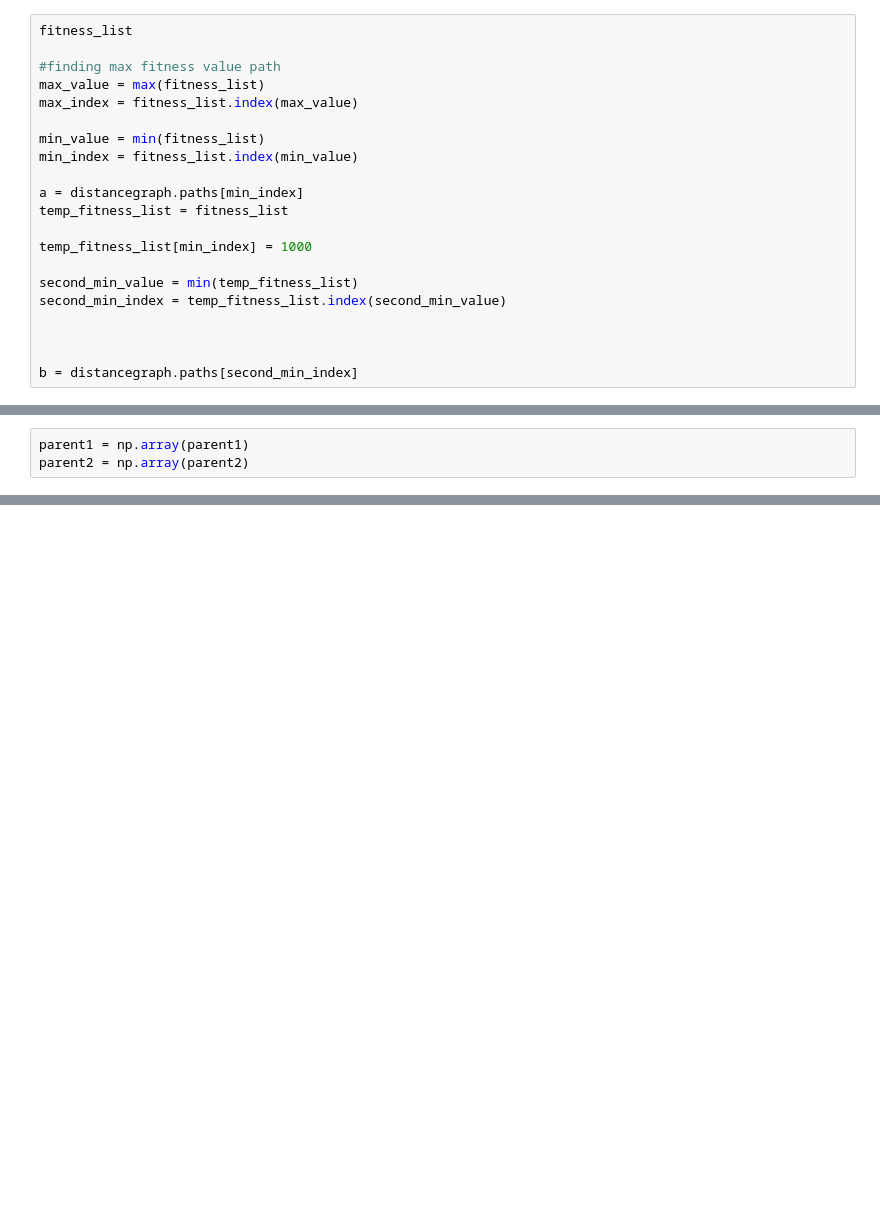
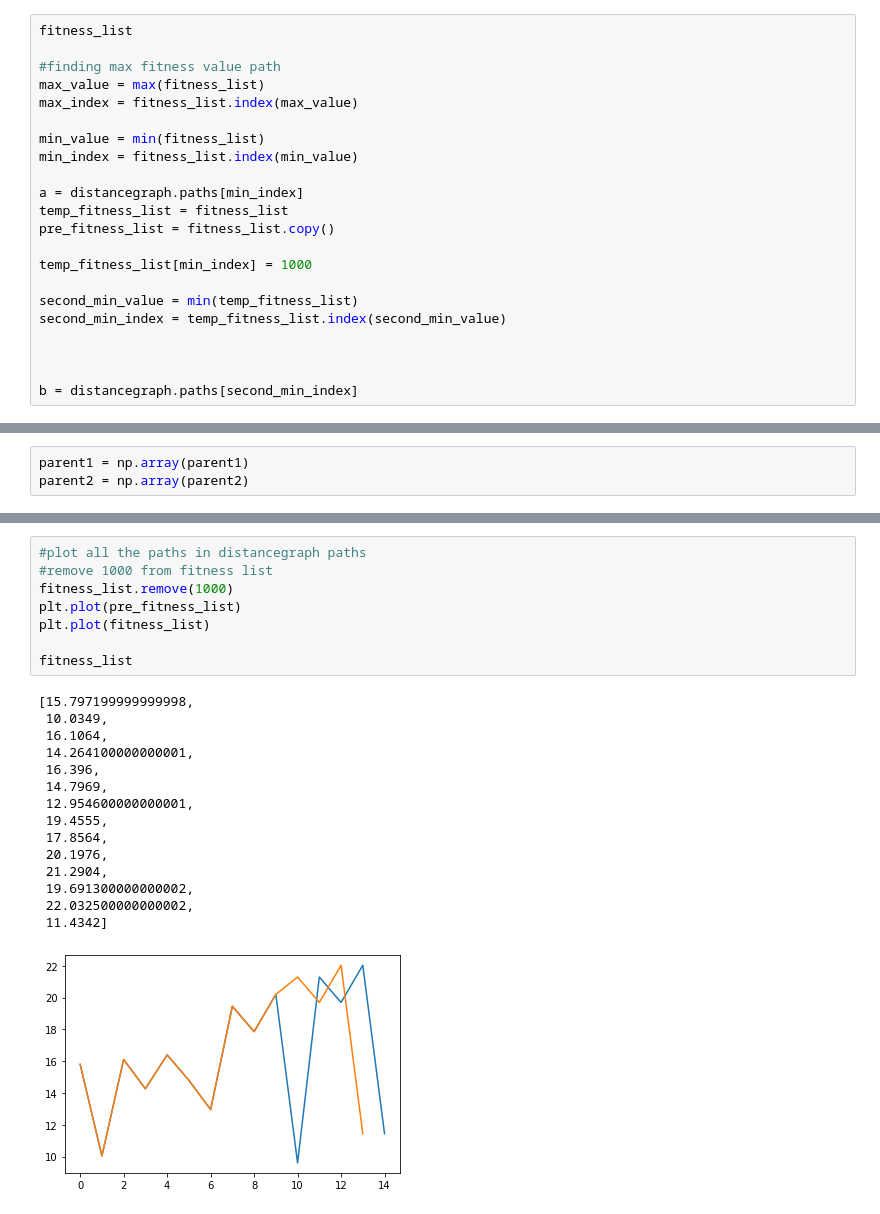
Before and after one commit to Muneebdw/IntelligentTransportationSystem, a Jupyter notebook: main.ipynb, the cells around one changed output, grey strips where cells are left out. Saved outputs shown, nothing was run; the diff lists cells and outputs as text; blank space fills up the shorter version.

```diff
--- a/main.ipynb
+++ b/main.ipynb
@@ -307,6 +309,7 @@ min_index = fitness_list.index(min_value)
 
 a = distancegraph.paths[min_index]
 temp_fitness_list = fitness_list
+pre_fitness_list = fitness_list.copy()
 
 temp_fitness_list[min_index] = 1000
 
@@ -412,0 +417,24 @@ distancegraph.paths[random_index] = mutation(unmutated_chromosome)
+# %%
+#plot all the paths in distancegraph paths
+#remove 1000 from fitness list
+fitness_list.remove(1000)
+plt.plot(pre_fitness_list)
+plt.plot(fitness_list)
+
+fitness_list
+# %% [output]
+[15.797199999999998,
+ 10.0349,
+ 16.1064,
+ 14.264100000000001,
+ 16.396,
+ 14.7969,
+ 12.954600000000001,
+ 19.4555,
+ 17.8564,
+ 20.1976,
+ 21.2904,
+ 19.691300000000002,
+ 22.032500000000002,
+ 11.4342]
+[figure, added]
```
Also changed, not shown: parts of 10 cells of this notebook.
